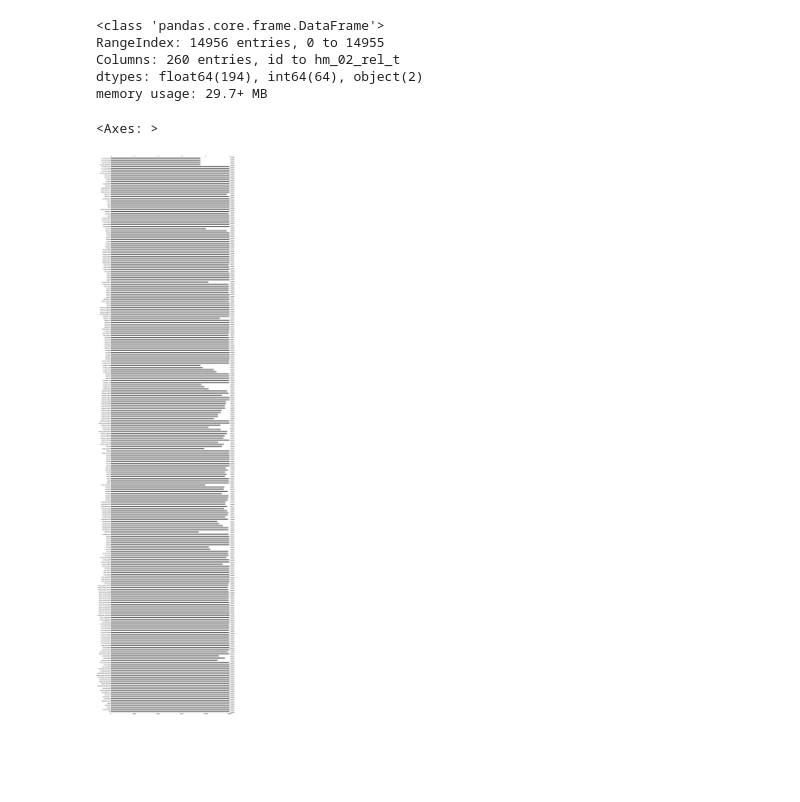
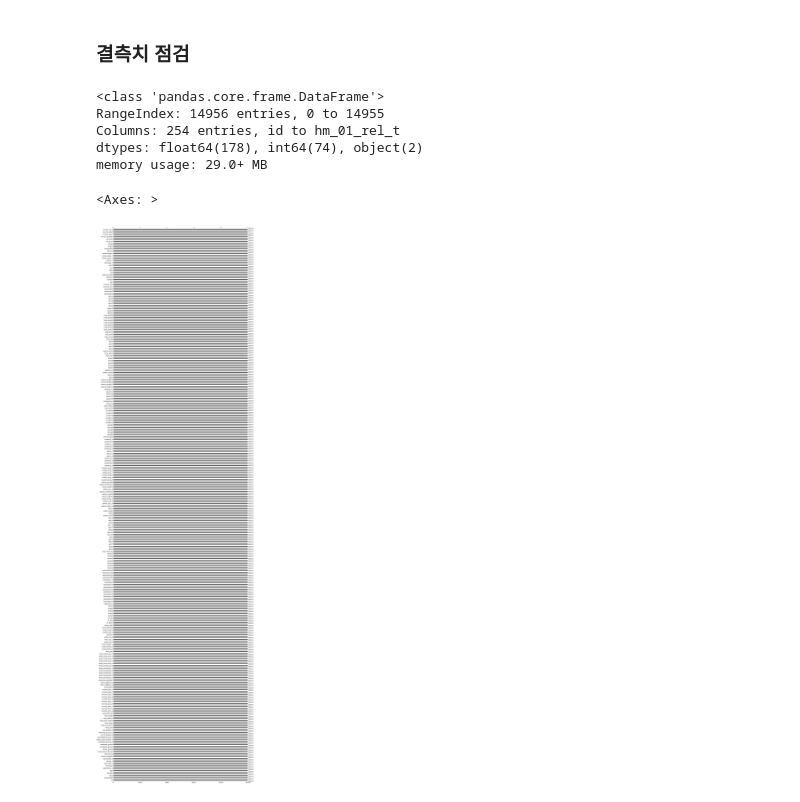
Before and after one commit to momoT2/2-project, a Jupyter notebook: test.ipynb, the cells around one changed output. Drawn from its saved outputs; the diff is of its cells as text; code cells hidden in the pictures; blank space fills up the shorter version.

```diff
--- a/test.ipynb
+++ b/test.ipynb
@@ -35,18 +35,22 @@ from sklearn.preprocessing import StandardScaler
 from sklearn.pipeline import Pipeline
 from sklearn.metrics import accuracy_score
 from sklearn.metrics import classification_report
+# %% [markdown]
+### 결측치 점검
 # %%
-df_raw = pd.read_csv('C:\\Users\\user\\Downloads\\0821_v3_data.csv')
+df_raw = pd.read_csv('C:\\Users\\user\\Downloads\\0822_H_data.csv')
 
 df_raw.info()
 # %% [output]
 <class 'pandas.core.frame.DataFrame'>
 RangeIndex: 14956 entries, 0 to 14955
-Columns: 260 entries, id to hm_02_rel_t
-dtypes: float64(194), int64(64), object(2)
-memory usage: 29.7+ MB
+Columns: 254 entries, id to hm_01_rel_t
+dtypes: float64(178), int64(74), object(2)
+memory usage: 29.0+ MB
+# %%
+df = df_raw.drop(['emp_keep_a', 'hazard_phy_d','hazard_phy_a','hazard_phy_c','hazard_phy_e','hazard_phy_f','hazard_phy_g','hazard_phy_h', 'hazard_phy_i', 'ch_downsizing', 'job_c1_r', 'job_c1', 'emp_pay_type', 'skillmat', 'emp_comp_com_a','emp_comp_com_b','emp_comp_com_c','ch_ic','ch_restruct','wplace_sl','emp_noncon', 'wcomback'], axis = 1)
 # %%
-msno.bar(df_raw)
+msno.bar(df)
 # %% [output]
 <Axes: >
-[figure, old version]
+[figure, new version]
```
Also changed, not shown: parts of 28 cells of this notebook, 3 other files.
